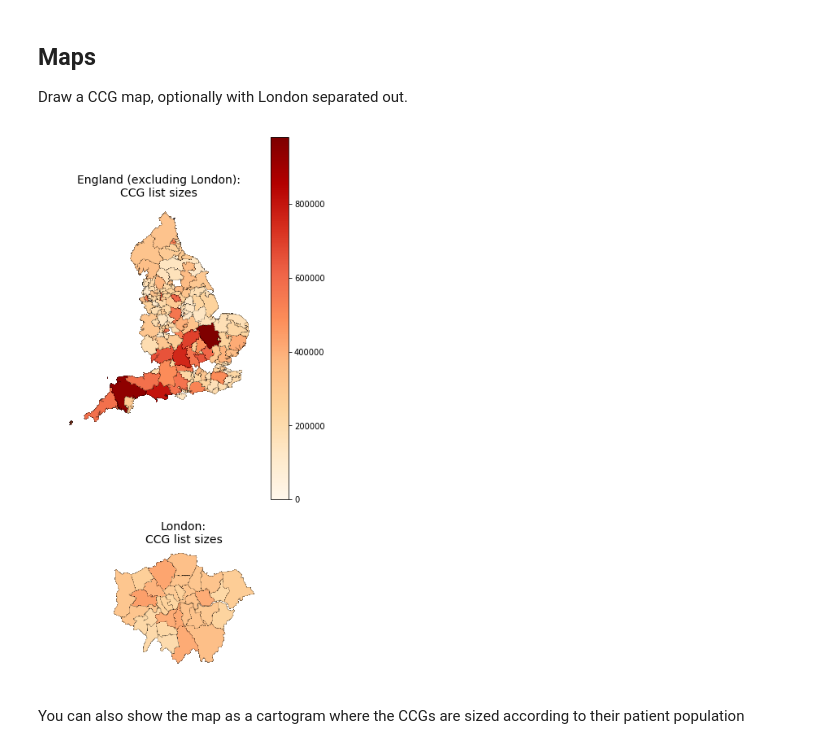
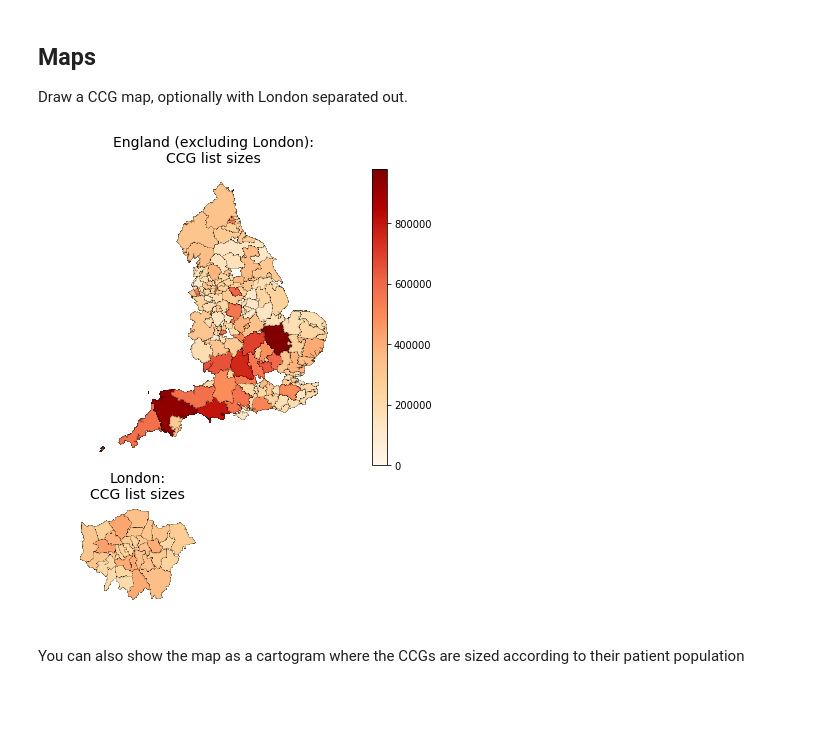
Before and after one commit to ebmdatalab/datalab-pandas, a Jupyter notebook: examples/charts.ipynb, the cells around one changed output. Saved outputs shown, nothing was run; the diff lists cells and outputs as text; code cells hidden in the pictures; blank space fills up the shorter version.

```diff
--- a/examples/charts.ipynb
+++ b/examples/charts.ipynb
@@ -5,14 +5,15 @@ Draw a CCG map, optionally with London separated out.
 # %%
 import numpy as np
 import pandas as pd
 from ebmdatalab import maps
 
+plt.figure(figsize=(12,8))
 df = pd.read_json('ccg_list_size.json')
 df.columns = ['date', 'pct', 'ccg_name', 'total_list_size']  # The CCG column must be named 'pct'
 plt = maps.ccg_map(df, title="CCG list sizes", column='total_list_size', separate_london=True)
 plt.show()
 # %% [output]
-[figure, old version]
+[figure, new version]
 # %% [markdown]
 You can also show the map as a cartogram where the CCGs are sized according to their patient population
 # %%
```
Also changed, not shown: parts of 2 cells of this notebook, 5 other files.
